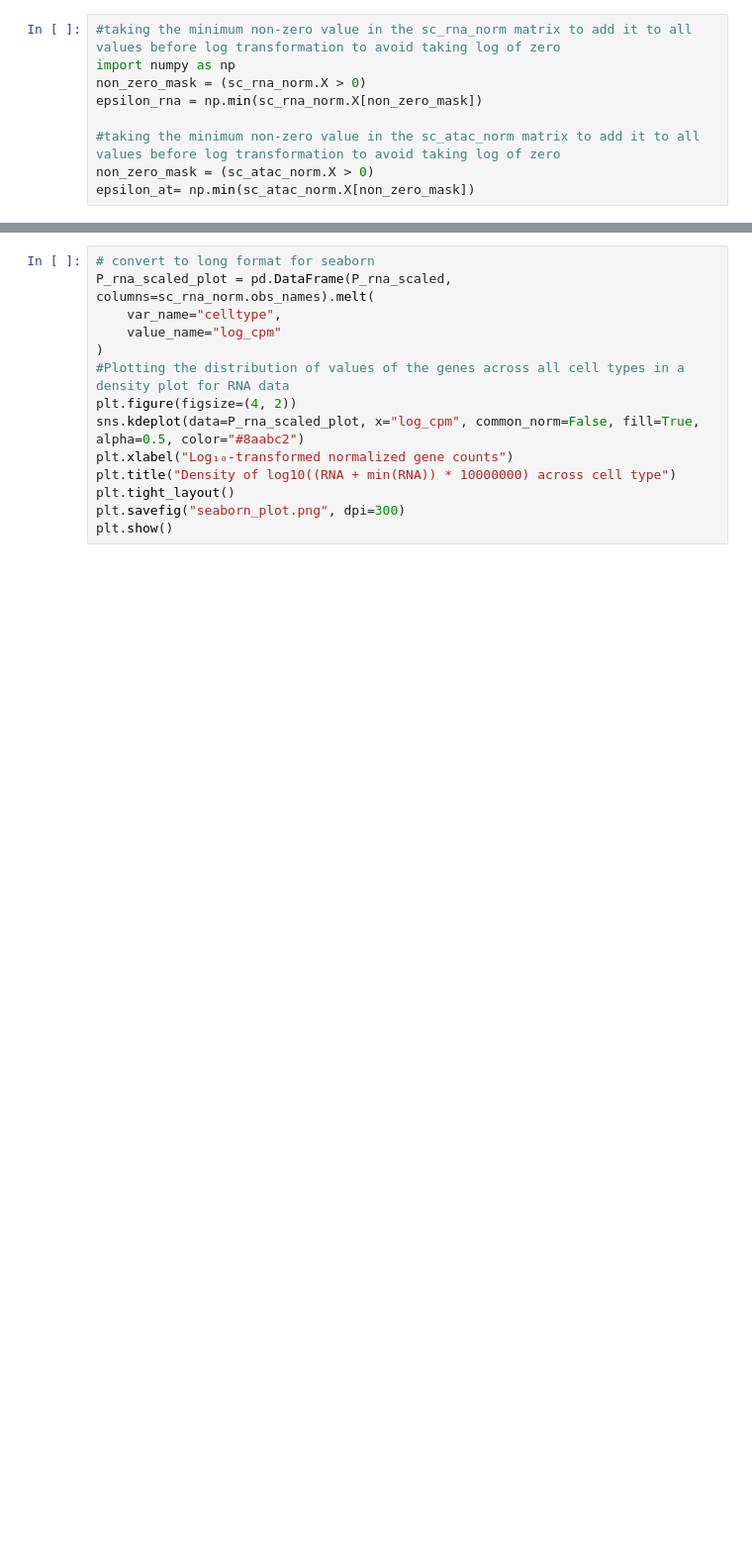
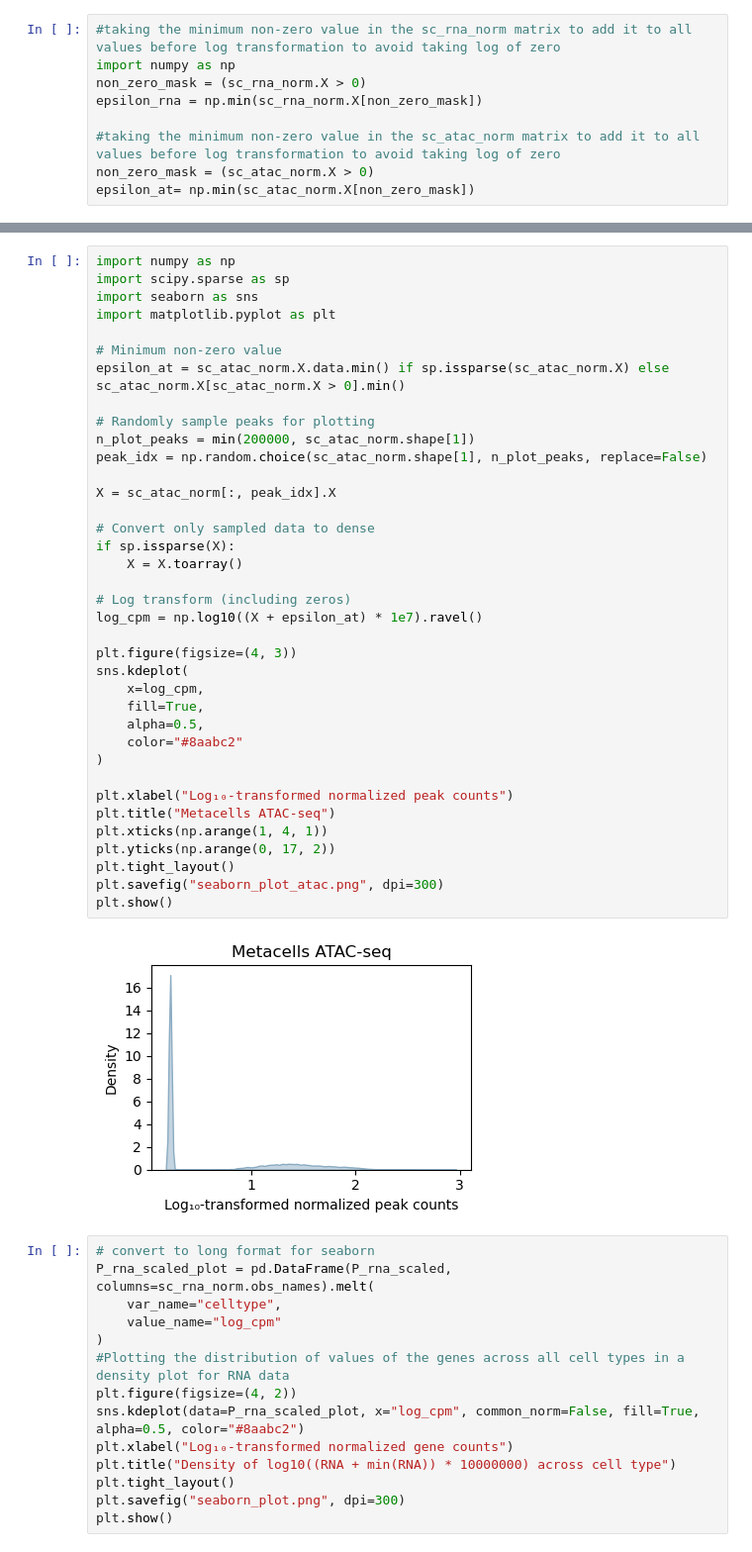
Before and after one commit to smin07/BA, a Jupyter notebook: notebooks/RNA_ATAC_correlation_SEACELL.ipynb, the cells around one changed output, grey strips where cells are left out. Shown at 99% size. Cells and saved outputs as stored; diff of their text form; blank space fills up the shorter version.

```diff
--- a/notebooks/RNA_ATAC_correlation_SEACELL.ipynb
+++ b/notebooks/RNA_ATAC_correlation_SEACELL.ipynb
@@ -146,3 +147,42 @@ plt.show()
+# %%
+import numpy as np
+import scipy.sparse as sp
+import seaborn as sns
+import matplotlib.pyplot as plt
+
+# Minimum non-zero value
+epsilon_at = sc_atac_norm.X.data.min() if sp.issparse(sc_atac_norm.X) else sc_atac_norm.X[sc_atac_norm.X > 0].min()
+
+# Randomly sample peaks for plotting
+n_plot_peaks = min(200000, sc_atac_norm.shape[1])
+peak_idx = np.random.choice(sc_atac_norm.shape[1], n_plot_peaks, replace=False)
+
+X = sc_atac_norm[:, peak_idx].X
+
+# Convert only sampled data to dense
+if sp.issparse(X):
+    X = X.toarray()
+
+# Log transform (including zeros)
+log_cpm = np.log10((X + epsilon_at) * 1e7).ravel()
+
+plt.figure(figsize=(4, 3))
+sns.kdeplot(
+    x=log_cpm,
+    fill=True,
+    alpha=0.5,
+    color="#8aabc2"
+)
+
+plt.xlabel("Log₁₀-transformed normalized peak counts")
+plt.title("Metacells ATAC-seq")
+plt.xticks(np.arange(1, 4, 1))
+plt.yticks(np.arange(0, 17, 2))
+plt.tight_layout()
+plt.savefig("seaborn_plot_atac.png", dpi=300)
+plt.show()
+# %% [output]
+[figure, added]
 # %%
 # convert to long format for seaborn
 P_rna_scaled_plot = pd.DataFrame(P_rna_scaled, columns=sc_rna_norm.obs_names).melt(
```
Also changed, not shown: parts of 7 cells of this notebook, 4 other files.
